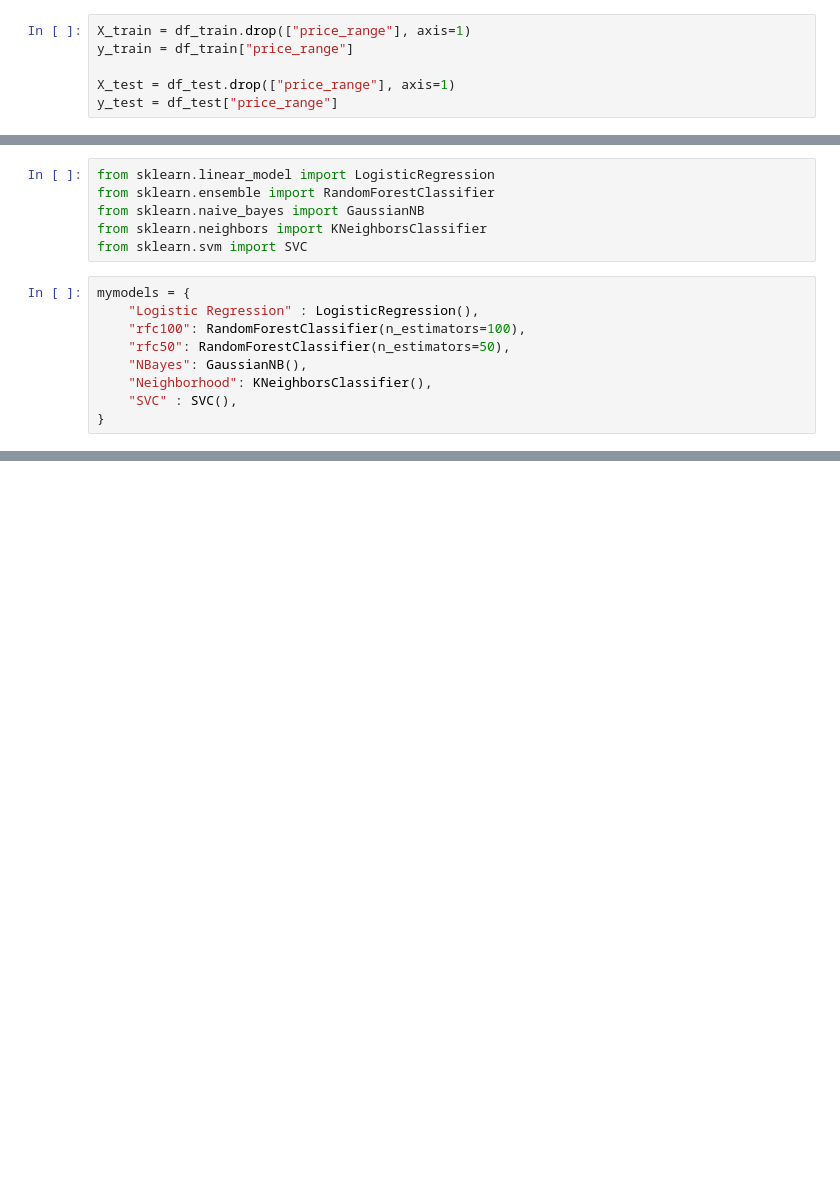
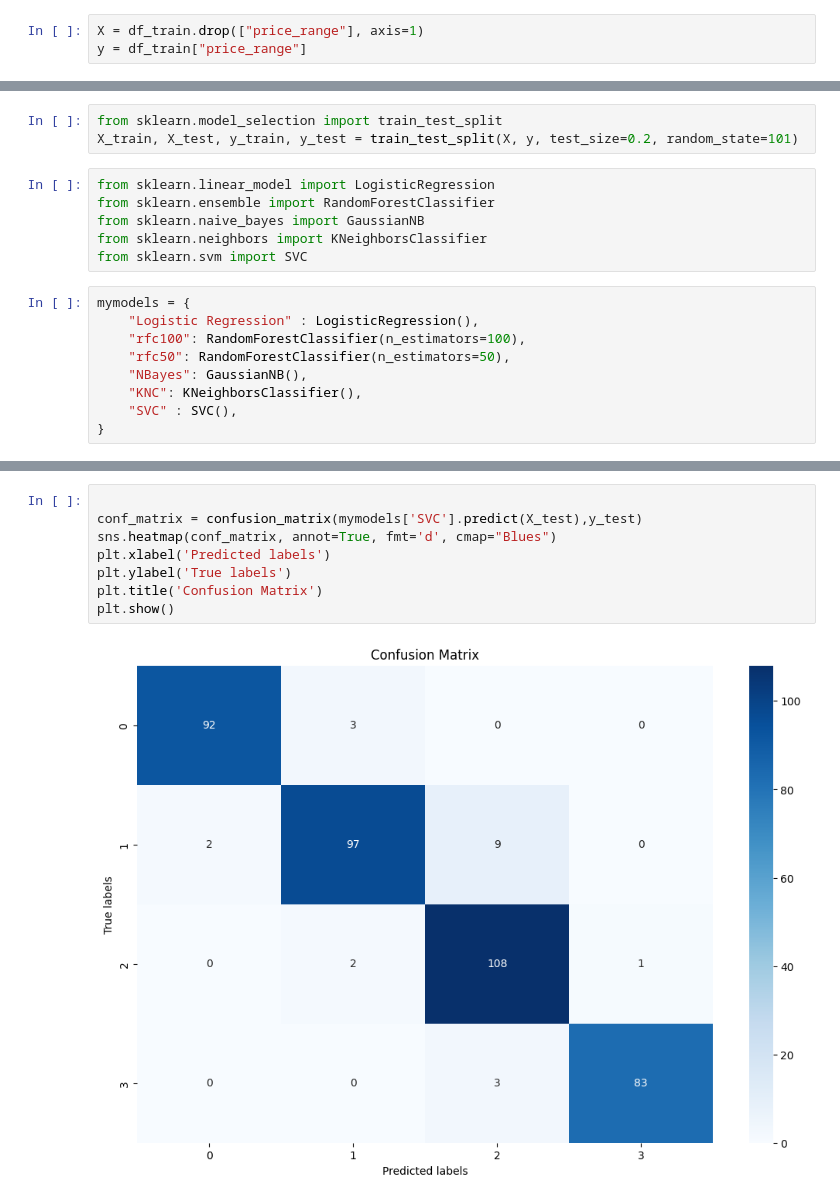
Before and after one commit to pagenotfounderror404/EY-OpenAI-Hackathon, a Jupyter notebook: Classification.ipynb, the cells around one changed output, grey strips where cells are left out. Drawn from its saved outputs; the diff is of its cells as text; blank space fills up the shorter version.

```diff
--- a/Classification.ipynb
+++ b/Classification.ipynb
@@ -79,8 +81,5 @@ Data columns (total 21 columns):
 dtypes: float64(2), int64(19)
 memory usage: 328.3 KB
 # %%
-X_train = df_train.drop(["price_range"], axis=1)
-y_train = df_train["price_range"]
-
-X_test = df_test.drop(["price_range"], axis=1)
-y_test = df_test["price_range"]
+X = df_train.drop(["price_range"], axis=1)
+y = df_train["price_range"]
@@ -89,3 +86,6 @@ KeyError: "['price_range'] not found in axis"
+# %%
+from sklearn.model_selection import train_test_split
+X_train, X_test, y_train, y_test = train_test_split(X, y, test_size=0.2, random_state=101)
 # %%
 from sklearn.linear_model import LogisticRegression
 from sklearn.ensemble import RandomForestClassifier
@@ -98,7 +98,7 @@ mymodels = {
     "rfc100": RandomForestClassifier(n_estimators=100),
     "rfc50": RandomForestClassifier(n_estimators=50),
     "NBayes": GaussianNB(),
-    "Neighborhood": KNeighborsClassifier(),
+    "KNC": KNeighborsClassifier(),
     "SVC" : SVC(),
 }
 # %%
@@ -107,0 +204,10 @@ for algo_name, algo in mymodels.items():
+# %%
+
+conf_matrix = confusion_matrix(mymodels['SVC'].predict(X_test),y_test)
+sns.heatmap(conf_matrix, annot=True, fmt='d', cmap="Blues")
+plt.xlabel('Predicted labels')
+plt.ylabel('True labels')
+plt.title('Confusion Matrix')
+plt.show()
+# %% [output]
+[figure, added]
```
Also changed, not shown: parts of 14 cells of this notebook.
